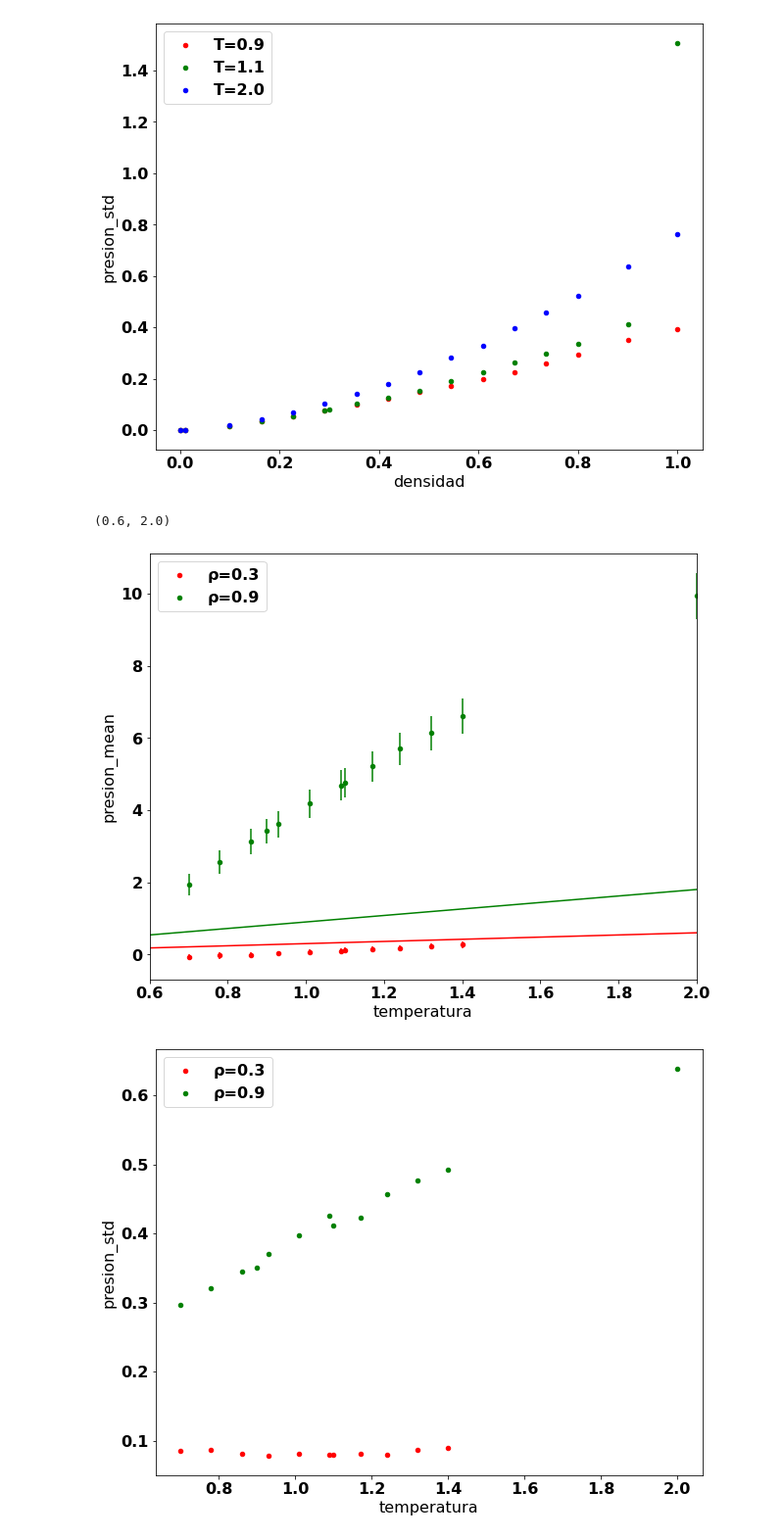
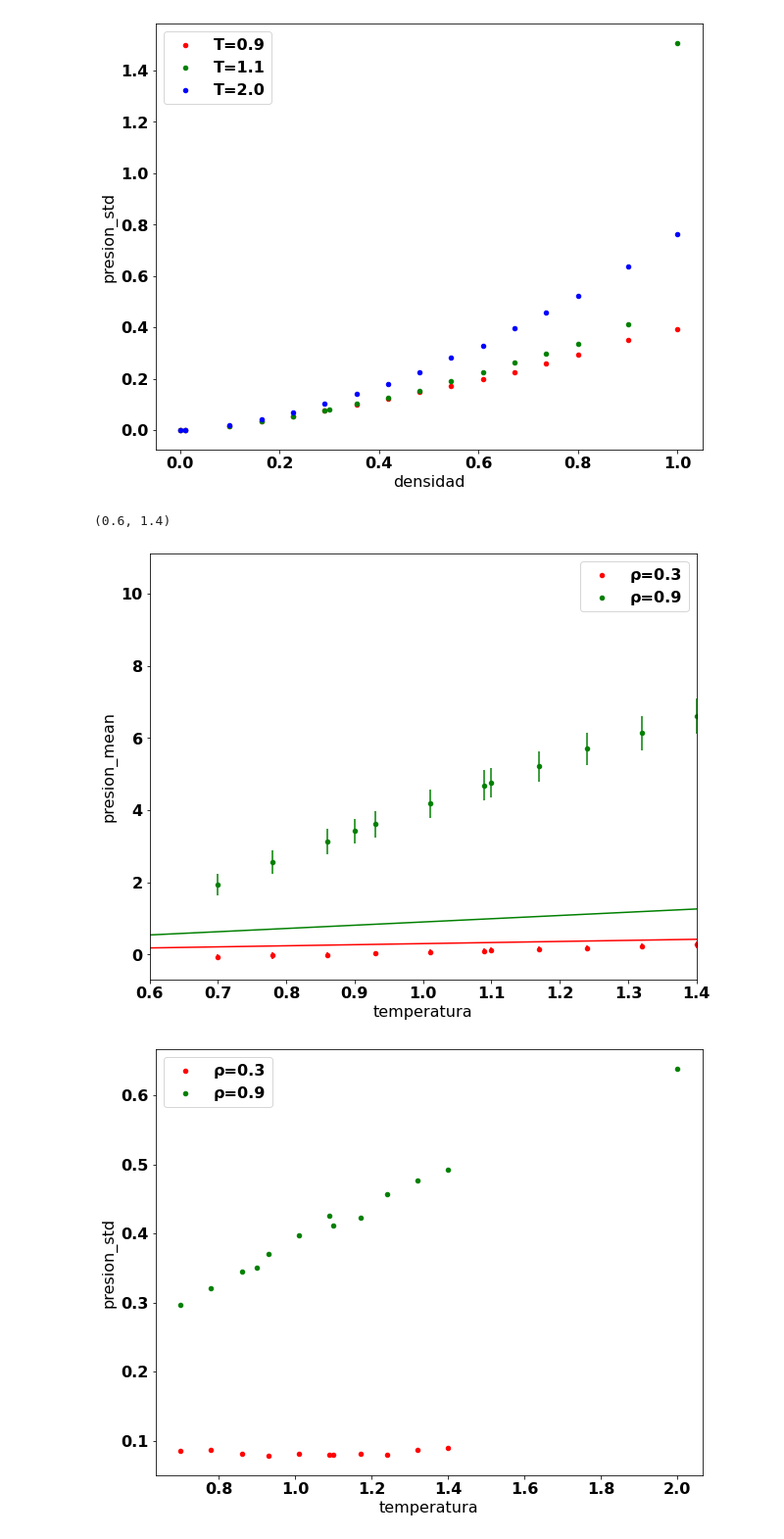
Before and after one commit to sstandre/dinamica_molecular, a Jupyter notebook: analisis.ipynb, the cells around one changed output. Shown: that part at 98% size. Drawn from its saved outputs; the diff is of its cells as text; code cells hidden in the pictures.

```diff
--- a/analisis.ipynb
+++ b/analisis.ipynb
@@ -83,23 +83,23 @@ for temp, color in zip(temps, colors): #data['temperatura'].unique():
 # %%
 fig, ax = plt.subplots()
 
-denss = [0.3]#, 0.9]
+denss = [0.3, 0.9]
 colors = 'rgb'
 
-x = np.array([0.6, 2.0])
+x = np.array([0.6, 1.4])
 
 for dens, color in zip(denss, colors): #data['temperatura'].unique():
     data3 = data[data['densidad']==dens]
     data3.plot(
         'temperatura', 'presion_mean', yerr='presion_std', color=color,
         kind='scatter', label=f'ρ={dens}', ax=ax
         )
     ax.plot(x, dens*x, color=color)
 
 ax.set_xlim(x)
 # %% [output]
-(0.6, 2.0)
+(0.6, 1.4)
-[figure, old version]
+[figure, new version]
 # %%
 fig, ax = plt.subplots()
 
```
